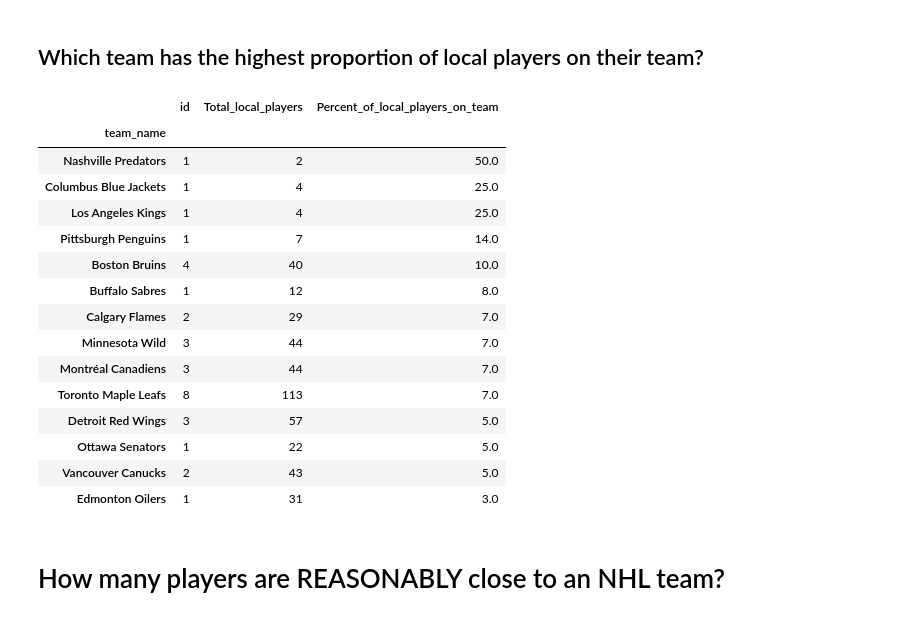
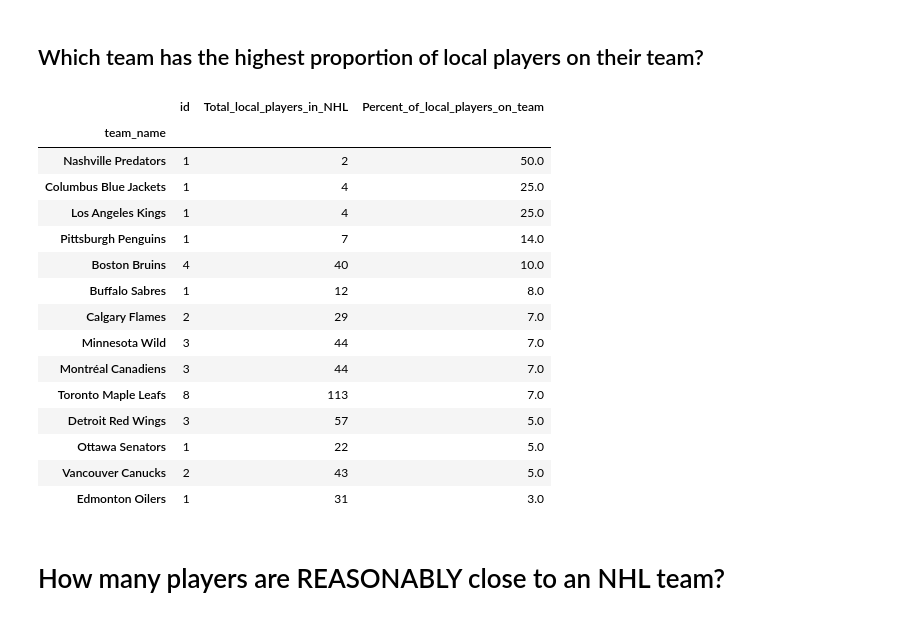
Before and after one commit to gregfeliu/Birthplace_Analysis_of_NHL_Players, a Jupyter notebook: notebooks/5.Analysis.ipynb, the cells around one changed output. Drawn from its saved outputs; the diff is of its cells as text; code cells hidden in the pictures.

```diff
--- a/notebooks/5.Analysis.ipynb
+++ b/notebooks/5.Analysis.ipynb
@@ -143,30 +140,29 @@ home_team_groupby.sort_values(by='id', ascending=False)
 ### divide values in home_team_groupby by values in closest team
 teams_w_local_players = list(home_team_groupby.index)
 team_df_w_local_players = team_df[team_df.index.isin(teams_w_local_players)]
-# %%
-home_team_groupby['Total_local_players'] = team_df_w_local_players
 # %%
-percent_of_local_players = round(home_team_groupby['id'] / home_team_groupby['Total_local_players'], 2) * 100
+home_team_groupby['Total_local_players_in_NHL'] = team_df_w_local_players
+percent_of_local_players = round(home_team_groupby['id'] /
+                                 home_team_groupby['Total_local_players_in_NHL'], 2) * 100
 home_team_groupby['Percent_of_local_players_on_team'] = percent_of_local_players
+home_team_groupby.sort_values(by='Percent_of_local_players_on_team', ascending=False)
+# %% [output]
+|  | id | Total_local_players_in_NHL | Percent_of_local_players_on_team |
+| team_name |  |  |  |
+| Nashville Predators | 1 | 2 | 50.0 |
+| Columbus Blue Jackets | 1 | 4 | 25.0 |
+| Los Angeles Kings | 1 | 4 | 25.0 |
+| Pittsburgh Penguins | 1 | 7 | 14.0 |
+| Boston Bruins | 4 | 40 | 10.0 |
+| Buffalo Sabres | 1 | 12 | 8.0 |
+| Calgary Flames | 2 | 29 | 7.0 |
+| Minnesota Wild | 3 | 44 | 7.0 |
+| Montréal Canadiens | 3 | 44 | 7.0 |
+| Toronto Maple Leafs | 8 | 113 | 7.0 |
+| Detroit Red Wings | 3 | 57 | 5.0 |
+| Ottawa Senators | 1 | 22 | 5.0 |
+| Vancouver Canucks | 2 | 43 | 5.0 |
+| Edmonton Oilers | 1 | 31 | 3.0 |
-# %%
-home_team_groupby.sort_values(by='Percent_of_local_players_on_team', ascending=False)
-# %% [output]
-|  | id | Total_local_players | Percent_of_local_players_on_team |
-| team_name |  |  |  |
-| Nashville Predators | 1 | 2 | 50.0 |
-| Columbus Blue Jackets | 1 | 4 | 25.0 |
-| Los Angeles Kings | 1 | 4 | 25.0 |
-| Pittsburgh Penguins | 1 | 7 | 14.0 |
-| Boston Bruins | 4 | 40 | 10.0 |
-| Buffalo Sabres | 1 | 12 | 8.0 |
-| Calgary Flames | 2 | 29 | 7.0 |
-| Minnesota Wild | 3 | 44 | 7.0 |
-| Montréal Canadiens | 3 | 44 | 7.0 |
-| Toronto Maple Leafs | 8 | 113 | 7.0 |
-| Detroit Red Wings | 3 | 57 | 5.0 |
-| Ottawa Senators | 1 | 22 | 5.0 |
-| Vancouver Canucks | 2 | 43 | 5.0 |
-| Edmonton Oilers | 1 | 31 | 3.0 |
 # %% [markdown]
 # How many players are REASONABLY close to an NHL team?
 # %%
```
Also changed, not shown: parts of 4 cells of this notebook, 3 other files.
